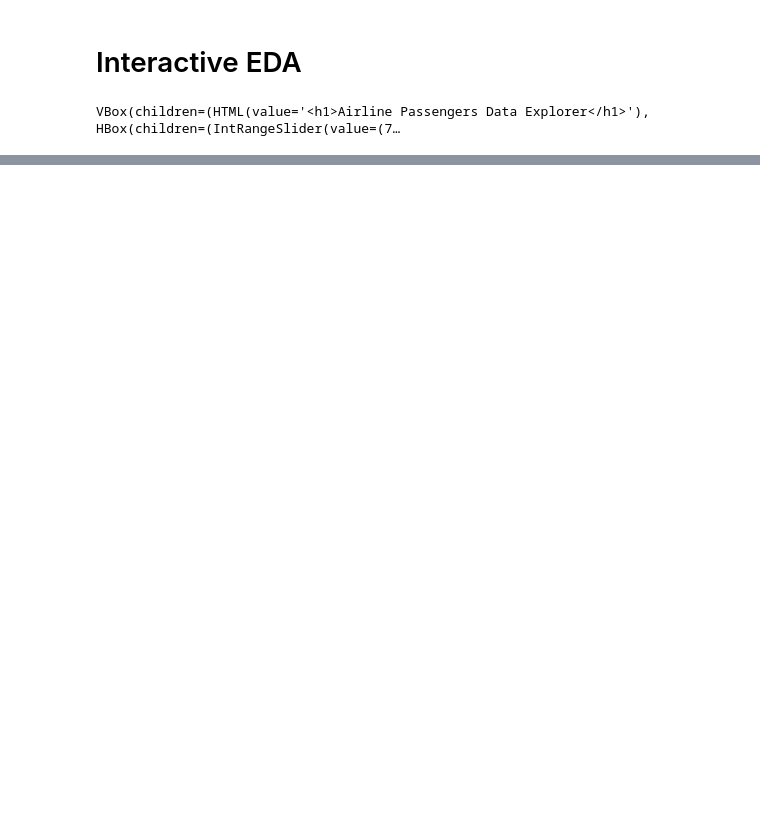
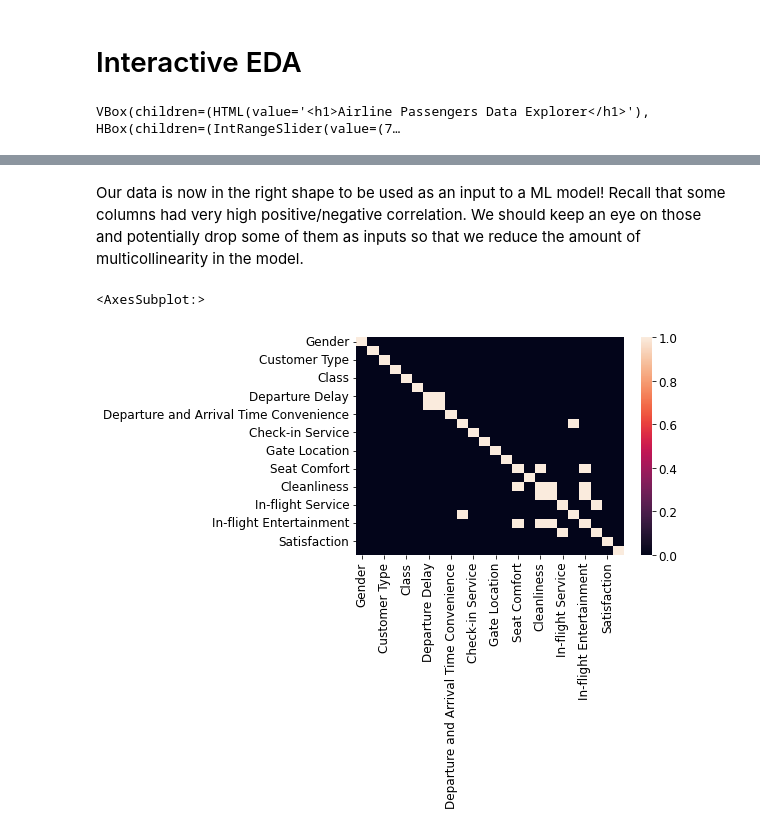
Before and after one commit to ibdafna/airlines_passengers, a Jupyter notebook: airline_passenger_satisfaction.ipynb, the cells around one changed output, grey strips where cells are left out. Saved outputs shown, nothing was run; the diff lists cells and outputs as text; code cells hidden in the pictures; blank space fills up the shorter version.

```diff
--- a/airline_passenger_satisfaction.ipynb
+++ b/airline_passenger_satisfaction.ipynb
@@ -234,0 +294,22 @@ VBox(children=(HTML(value='<h1>Airline Passengers Data Explorer</h1>'), HBox(chi
+# %%
+from sklearn.preprocessing import LabelEncoder
+
+# Function to retrieve the string to integer mapping used in One-Hot encoding
+def get_encoding_mapping(encoded_series, types):
+    return dict(zip(encoded_series.classes_, encoded_series.transform(types)))
+
+# Creating a copy of the airlines dataframe, as we will encode and replace
+# categorical columns with their numerical equivalents
+airlines_df_encoded = airlines_df.copy()
+
+# Mapping dictionary to convert back from encoding to string - will be used later!
+enc_mappings = []
+
+for col in airlines_df_encoded.select_dtypes(["object"]).columns:
+    # One-Hot encoding categorical columns
+    cur_series = airlines_df_encoded[col]
+    col_enc = LabelEncoder()
+    col_enc.fit(cur_series)
+    col_unique_vals = cur_series.unique().tolist()
+    enc_mappings.append(get_encoding_mapping(col_enc, col_unique_vals))
+    airlines_df_encoded[col] = col_enc.transform(cur_series)
@@ -234,0 +337,13 @@ VBox(children=(HTML(value='<h1>Airline Passengers Data Explorer</h1>'), HBox(chi
+# %%
+# The 'ID' columns is unlikely to be useful for our model, so we will drop it.
+airlines_df_encoded = airlines_df_encoded.drop('ID', axis=1)
+# %% [markdown]
+Our data is now in the right shape to be used as an input to a ML model! Recall that some columns had
+very high positive/negative correlation. We should keep an eye on those and potentially drop some of
+them as inputs so that we reduce the amount of multicollinearity in the model.
+# %%
+corr_threshold = 0.6
+sns.heatmap(airlines_df_encoded.corr().applymap(lambda col: 1 if (col > corr_threshold or col < -corr_threshold) else 0))
+# %% [output]
+<AxesSubplot:>
+[figure, added]
```
Also changed, not shown: parts of 16 cells of this notebook.
